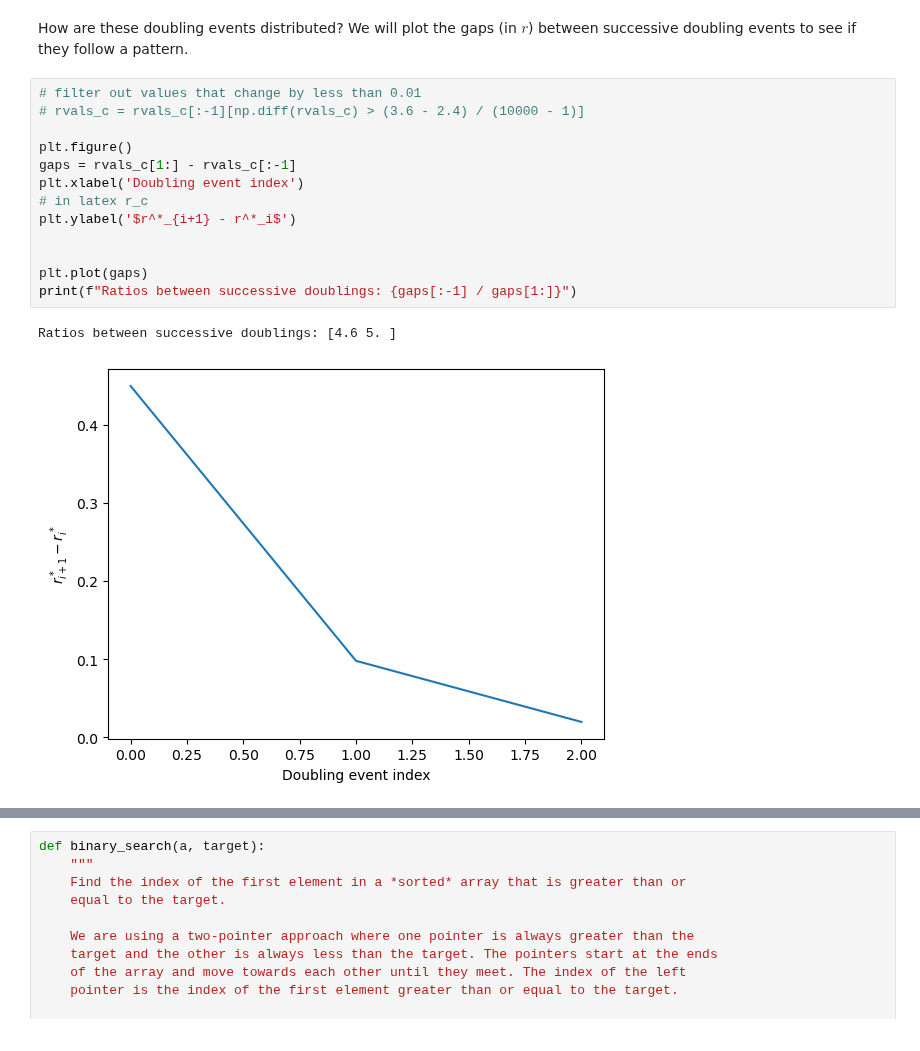
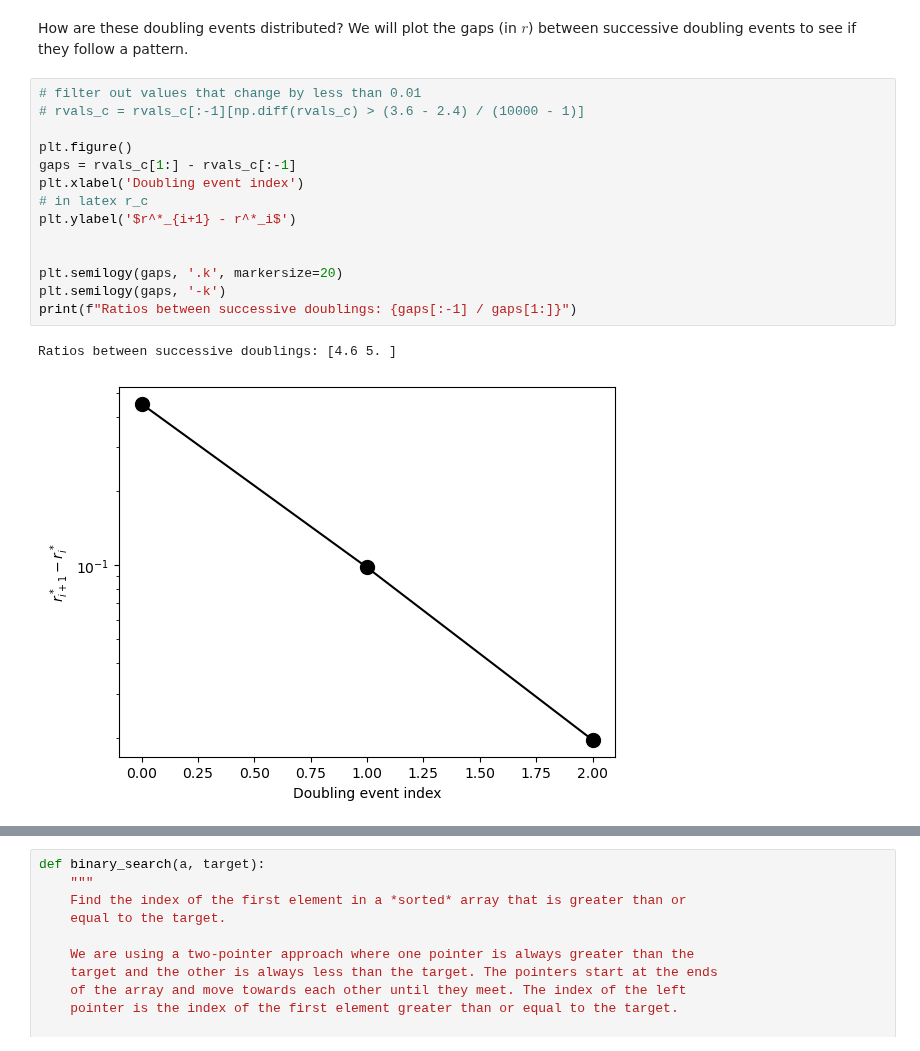
Before and after one commit to williamgilpin/cphy, a Jupyter notebook: talks/time_and_space_complexity_recursion.ipynb, the cells around one changed output, grey strips where cells are left out. Cells and saved outputs as stored; diff of their text form.

```diff
--- a/talks/time_and_space_complexity_recursion.ipynb
+++ b/talks/time_and_space_complexity_recursion.ipynb
@@ -306,17 +312,18 @@ How are these doubling events distributed? We will plot the gaps (in $r$) betwee
 # %%
 # filter out values that change by less than 0.01
 # rvals_c = rvals_c[:-1][np.diff(rvals_c) > (3.6 - 2.4) / (10000 - 1)]
 
 plt.figure()
 gaps = rvals_c[1:] - rvals_c[:-1]
 plt.xlabel('Doubling event index')
 # in latex r_c
 plt.ylabel('$r^*_{i+1} - r^*_i$')
 
 
-plt.plot(gaps)
+plt.semilogy(gaps, '.k', markersize=20)
+plt.semilogy(gaps, '-k')
 print(f"Ratios between successive doublings: {gaps[:-1] / gaps[1:]}")
 # %% [output]
 Ratios between successive doublings: [4.6 5. ]
-[figure, old version]
+[figure, new version]
 # %% [markdown]
```
Also changed, not shown: parts of 27 cells of this notebook.
